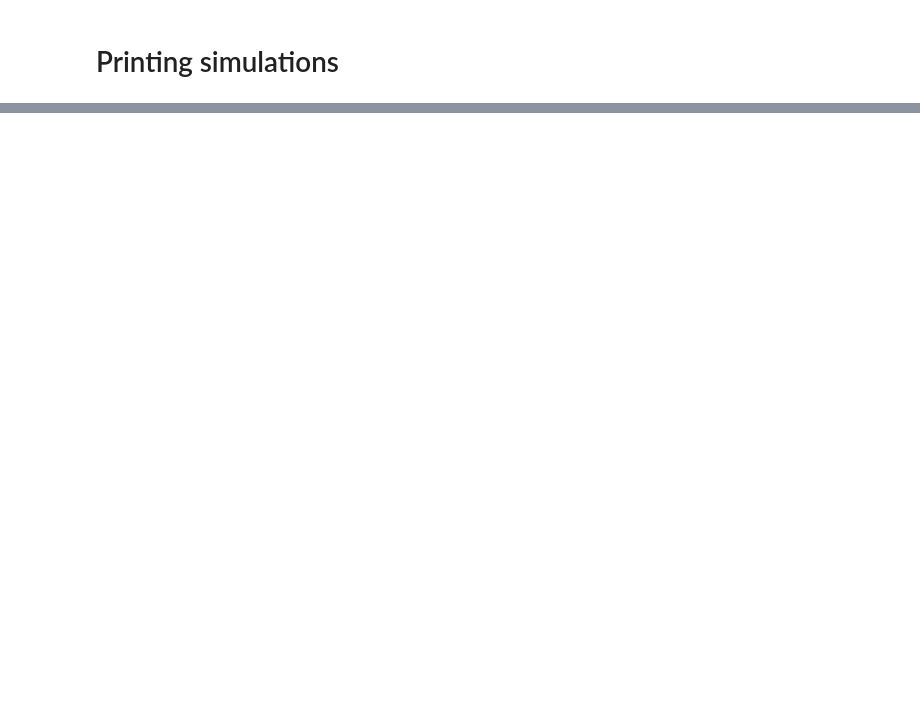
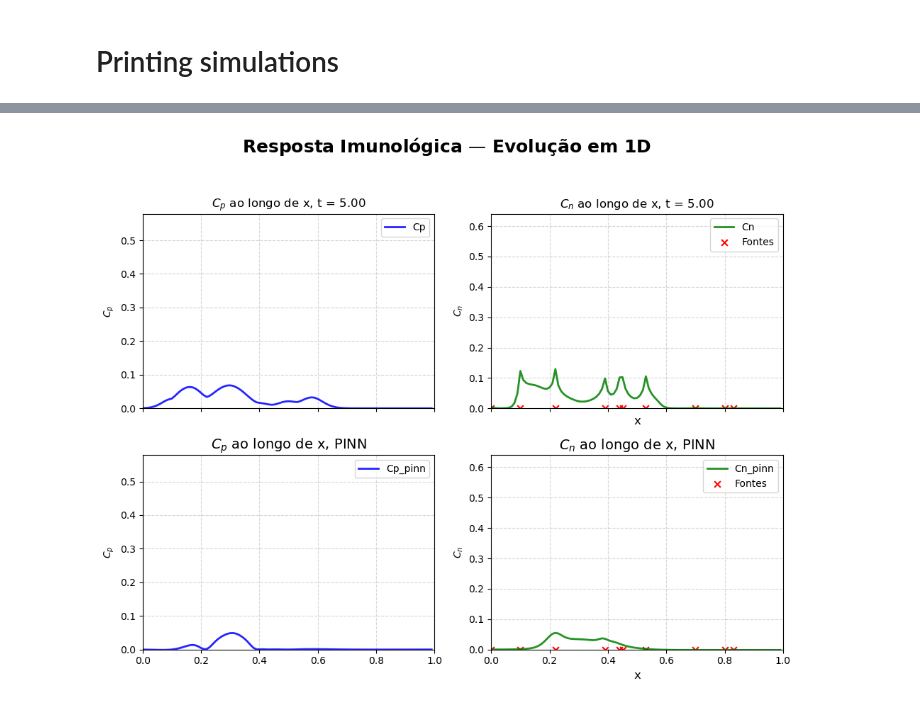
Before and after one commit to Esterci/2D_imune_edema_pinn, a Jupyter notebook: 1D/edp_t_x/pinn_model.ipynb, the cells around one changed output, grey strips where cells are left out. Drawn from its saved outputs; the diff is of its cells as text; code cells hidden in the pictures; blank space fills up the shorter version.

```diff
--- a/1D/edp_t_x/pinn_model.ipynb
+++ b/1D/edp_t_x/pinn_model.ipynb
@@ -2012,0 +1651,17 @@ list_pinn_sim = glob("pinn_sim/*")
+# %%
+animate_1D_comparison(
+    size_t,
+    size_x,
+    t_dom,
+    x_dom,
+    Cp_target_np,
+    Cl_target_np,
+    Cp_pinn_np,
+    Cl_pinn_np,
+    leu_source_points,
+    (size_t - 1) // 100,
+    150,
+    name="evolucao_1D__pinn",
+)
+# %% [output]
+[figure, added]
```
Also changed, not shown: parts of 19 cells of this notebook, 7 other files.
